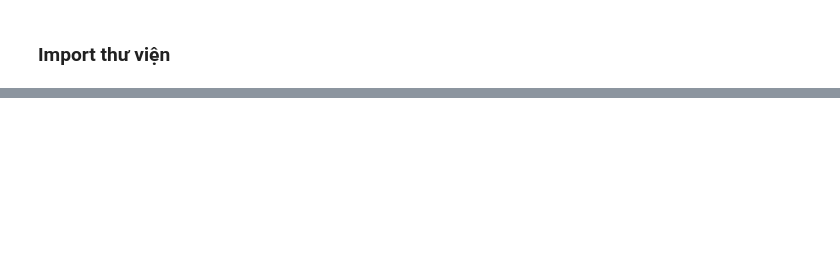
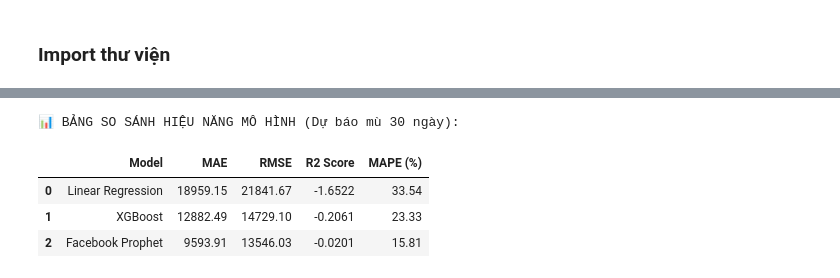
Before and after one commit to NAizdabezt/BI-Dashboard-Project, a Jupyter notebook: notebooks/04_Model_Evaluation_Comparison.ipynb, the cells around one changed output, grey strips where cells are left out. Saved outputs shown, nothing was run; the diff lists cells and outputs as text; code cells hidden in the pictures; blank space fills up the shorter version.

```diff
--- a/notebooks/04_Model_Evaluation_Comparison.ipynb
+++ b/notebooks/04_Model_Evaluation_Comparison.ipynb
@@ -133,0 +55,15 @@ results
+# %%
+def get_metrics(y_true, y_pred):
+    mae = mean_absolute_error(y_true, y_pred)
+    rmse = np.sqrt(mean_squared_error(y_true, y_pred))
+    r2 = r2_score(y_true, y_pred)
+
+    # Tránh chia cho 0
+    y_true_safe = np.where(y_true == 0, 1e-8, y_true)
+    mape = np.mean(np.abs((y_true - y_pred) / y_true_safe)) * 100
+
+    return round(mae, 2), round(rmse, 2), round(r2, 4), round(mape, 2)
+
+metrics_lr = get_metrics(y_test, y_pred_lr)
+metrics_xgb = get_metrics(y_test, y_pred_xgb)
+metrics_prophet = get_metrics(y_test, y_pred_prophet)
@@ -133,0 +72,16 @@ results
+# %%
+results = pd.DataFrame({
+    "Model": ["Linear Regression", "XGBoost", "Facebook Prophet"],
+    "MAE": [metrics_lr[0], metrics_xgb[0], metrics_prophet[0]],
+    "RMSE": [metrics_lr[1], metrics_xgb[1], metrics_prophet[1]],
+    "R2 Score": [metrics_lr[2], metrics_xgb[2], metrics_prophet[2]],
+    "MAPE (%)": [metrics_lr[3], metrics_xgb[3], metrics_prophet[3]]
+})
+print("📊 BẢNG SO SÁNH HIỆU NĂNG MÔ HÌNH (Dự báo mù 30 ngày):")
+display(results)
+# %% [output]
+📊 BẢNG SO SÁNH HIỆU NĂNG MÔ HÌNH (Dự báo mù 30 ngày):
+|  | Model | MAE | RMSE | R2 Score | MAPE (%) |
+| 0 | Linear Regression | 18959.15 | 21841.67 | -1.6522 | 33.54 |
+| 1 | XGBoost | 12882.49 | 14729.10 | -0.2061 | 23.33 |
+| 2 | Facebook Prophet | 9593.91 | 13546.03 | -0.0201 | 15.81 |
```
Also changed, not shown: parts of 48 cells of this notebook, 13 other files.
